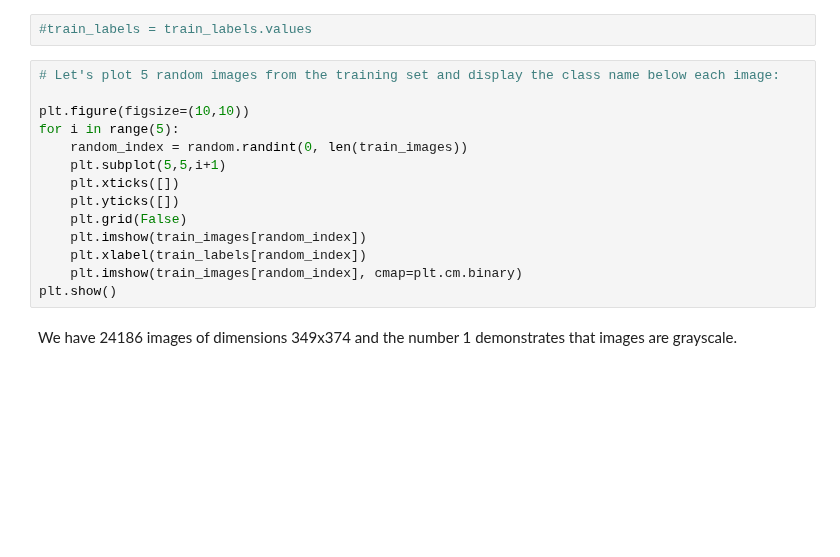
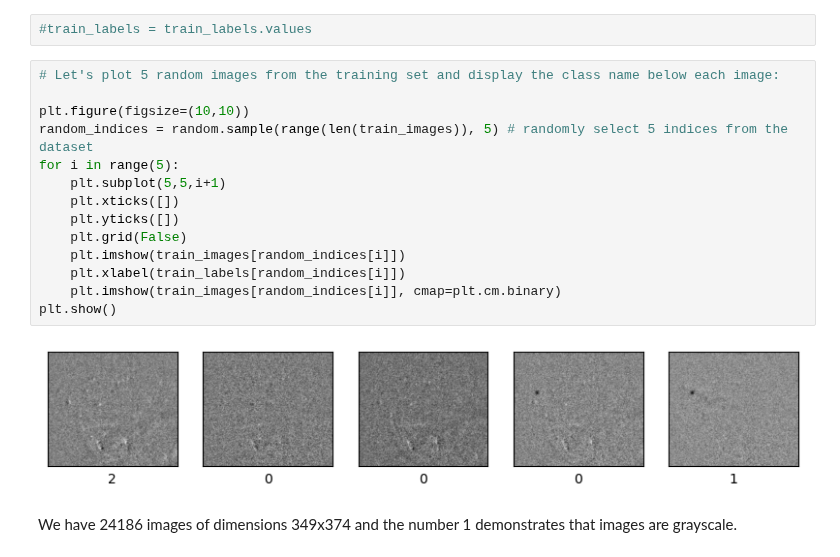
Before and after one commit to konkalaitzidis/bpnn, a Jupyter notebook: src/V1/BPNN_V1.ipynb, the cells around one changed output. Drawn from its saved outputs; the diff is of its cells as text; blank space fills up the shorter version.

Commit message:
WIP/Plot random calcium frames to check substraction from the min

```diff
--- a/src/V1/BPNN_V1.ipynb
+++ b/src/V1/BPNN_V1.ipynb
@@ -376,17 +380,19 @@ type(train_labels)
 # %%
 # Let's plot 5 random images from the training set and display the class name below each image:
 
 plt.figure(figsize=(10,10))
+random_indices = random.sample(range(len(train_images)), 5) # randomly select 5 indices from the dataset
 for i in range(5):
-    random_index = random.randint(0, len(train_images))
     plt.subplot(5,5,i+1)
     plt.xticks([])
     plt.yticks([])
     plt.grid(False)
-    plt.imshow(train_images[random_index])
-    plt.xlabel(train_labels[random_index])
-    plt.imshow(train_images[random_index], cmap=plt.cm.binary)
+    plt.imshow(train_images[random_indices[i]])
+    plt.xlabel(train_labels[random_indices[i]])
+    plt.imshow(train_images[random_indices[i]], cmap=plt.cm.binary)
 plt.show()
+# %% [output]
+[figure, added]
 # %% [markdown]
 We have 24186 images of dimensions 349x374 and the number 1 demonstrates that images are grayscale.
 # %%
```
Also changed, not shown: parts of 11 cells of this notebook.
